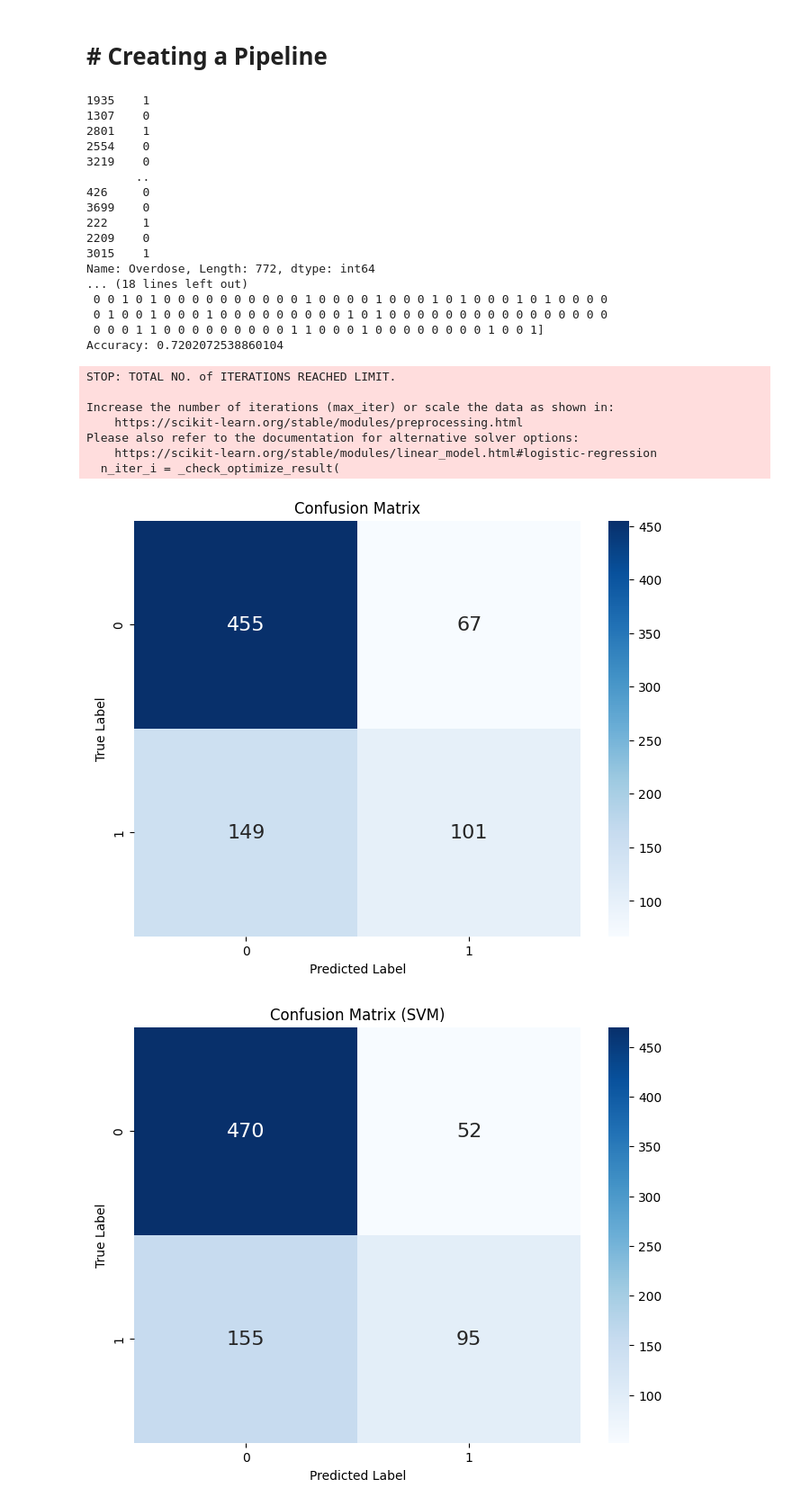
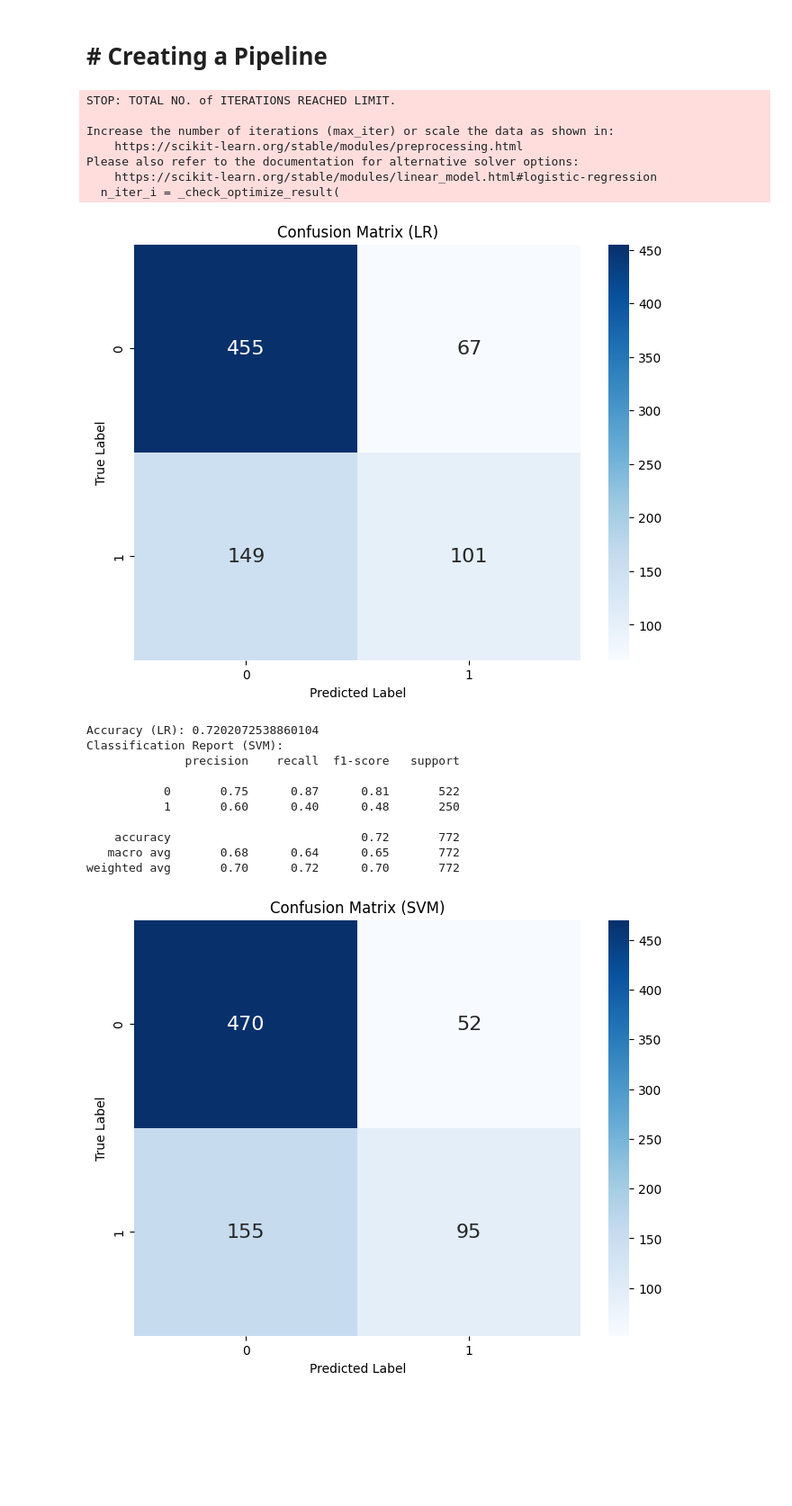
Before and after one commit to YatinGoyal13/CapstoneML, a Jupyter notebook: modell.ipynb, the cells around one changed output. Shown at 90% size. Cells and saved outputs as stored; diff of their text form; code cells hidden in the pictures; blank space fills up the shorter version.

```diff
--- a/modell.ipynb
+++ b/modell.ipynb
@@ -236,6 +236,7 @@ from sklearn.pipeline import Pipeline
 from sklearn.model_selection import train_test_split
 from sklearn.linear_model import LogisticRegression
 from sklearn.metrics import accuracy_score
+from sklearn.metrics import confusion_matrix, accuracy_score, classification_report
 
 # Assuming df_no_outliers is your DataFrame after handling outliers
 # Features (X) and Target variable (y)
@@ -282,76 +283,68 @@ class MultiColumnLabelEncoder(BaseEstimator, TransformerMixin):
         if self.columns is not None:
             for col in self.columns:
                 le = LabelEncoder()
                 output[col] = le.fit_transform(output[col])
         return output
 
 # Create a ColumnTransformer
 preprocessor = ColumnTransformer(
     transformers=[
         ('bmi_calculator', bmi_calculator, ['Height', 'Weight']),
         ('num_scaler', StandardScaler(), numerical_cols),
         ('label_encoder', MultiColumnLabelEncoder(columns=categorical_cols), categorical_cols)
 
     ],
     remainder='passthrough'  # Pass through the columns not specified
 )
 
 # Create a pipeline with preprocessing and a machine learning model (Logistic Regression in this case)
 pipeline = Pipeline([
     ('preprocessor', preprocessor),
     ('classifier', LogisticRegression(random_state=42))  # Replace with your desired classifier
 ])
 
 # Fit the pipeline on the training data
 pipeline.fit(X_train, y_train)
 
 # Predictions on the testing set
 y_pred = pipeline.predict(X_test)
 
-# Evaluate the model
-accuracy = accuracy_score(y_test, y_pred)
-print(y_test)
-print(y_pred)
-print("Accuracy:", accuracy)
+conf_matrix_svm = confusion_matrix(y_test, y_pred)
+
+# Visualize the confusion matrix using seaborn heatmap for SVM
+plt.figure(figsize=(8, 6))
+sns.heatmap(conf_matrix_svm, annot=True, fmt="d", cmap="Blues", annot_kws={"size": 16})
+plt.title("Confusion Matrix (LR)")
+plt.xlabel("Predicted Label")
+plt.ylabel("True Label")
+plt.show()
+
+# Additional metrics for SVM
+accuracy_LR = accuracy_score(y_test, y_pred)
+print("Accuracy (LR):", accuracy_LR)
+
+# Classification report for SVM
+print("Classification Report (SVM):")
+print(classification_report(y_test, y_pred))
 # %% [output]
-1935    1
-1307    0
-2801    1
-2554    0
-3219    0
-       ..
-426     0
-3699    0
-222     1
-2209    0
-3015    1
-Name: Overdose, Length: 772, dtype: int64
-... (18 lines left out)
- 0 0 1 0 1 0 0 0 0 0 0 0 0 0 0 1 0 0 0 0 1 0 0 0 1 0 1 0 0 0 1 0 1 0 0 0 0
- 0 1 0 0 1 0 0 0 1 0 0 0 0 0 0 0 0 0 1 0 1 0 0 0 0 0 0 0 0 0 0 0 0 0 0 0 0
- 0 0 0 1 1 0 0 0 0 0 0 0 0 0 1 1 0 0 0 1 0 0 0 0 0 0 0 0 1 0 0 1]
-Accuracy: 0.7202072538860104
+STOP: TOTAL NO. of ITERATIONS REACHED LIMIT.
+
+Increase the number of iterations (max_iter) or scale the data as shown in:
+    https://scikit-learn.org/stable/modules/preprocessing.html
+Please also refer to the documentation for alternative solver options:
+    https://scikit-learn.org/stable/modules/linear_model.html#logistic-regression
+  n_iter_i = _check_optimize_result(
+[figure, added]
-STOP: TOTAL NO. of ITERATIONS REACHED LIMIT.
+Accuracy (LR): 0.7202072538860104
+Classification Report (SVM):
+              precision    recall  f1-score   support
 
-Increase the number of iterations (max_iter) or scale the data as shown in:
-    https://scikit-learn.org/stable/modules/preprocessing.html
-Please also refer to the documentation for alternative solver options:
-    https://scikit-learn.org/stable/modules/linear_model.html#logistic-regression
-  n_iter_i = _check_optimize_result(
+           0       0.75      0.87      0.81       522
+           1       0.60      0.40      0.48       250
+
+    accuracy                           0.72       772
+   macro avg       0.68      0.64      0.65       772
+weighted avg       0.70      0.72      0.70       772
-# %%
-from sklearn.metrics import confusion_matrix, accuracy_score, classification_report
-conf_matrix = confusion_matrix(y_test, y_pred)
-
-
-# Visualize the confusion matrix using seaborn heatmap
-plt.figure(figsize=(8, 6))
-sns.heatmap(conf_matrix, annot=True, fmt="d", cmap="Blues", annot_kws={"size": 16})
-plt.title("Confusion Matrix")
-plt.xlabel("Predicted Label")
-plt.ylabel("True Label")
-plt.show()
-# %% [output]
-[figure, removed]
 # %%
 from sklearn.svm import SVC
 pipeline_svm = Pipeline([
```
Also changed, not shown: parts of 3 cells of this notebook, 6 other files.
